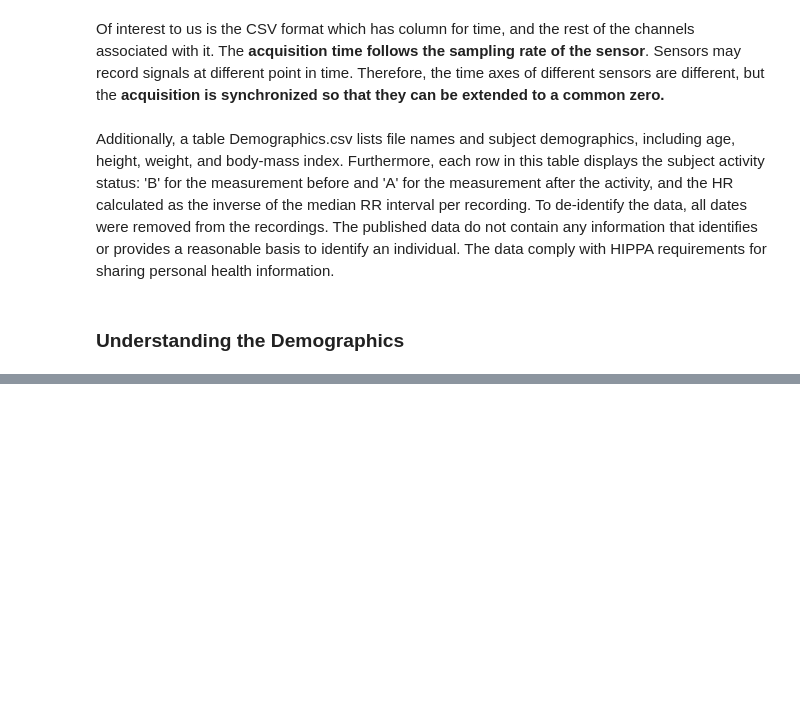
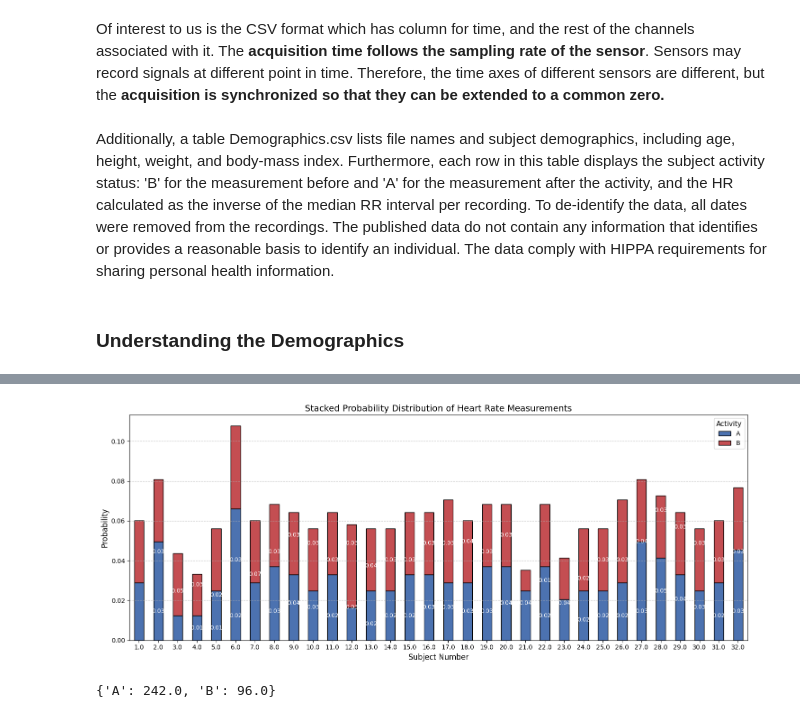
Before and after one commit to Henry7755/ProJect64, a Jupyter notebook: src/demographics.ipynb, the cells around one changed output, grey strips where cells are left out. Saved outputs shown, nothing was run; the diff lists cells and outputs as text; code cells hidden in the pictures; blank space fills up the shorter version.

Commit message:
Done with visualization

```diff
--- a/src/demographics.ipynb
+++ b/src/demographics.ipynb
@@ -170,7 +244,85 @@ activity_duration_df
 # %%
 # Finding the distribution of the each activity with a subject and finding the distribution of the activity finding for with
 # Heart Rate under each subject number.
 heart_rate_distr = df.groupby(["Subject number","Before (B)  / after (A) activity"])["Median heart rate (bpm)"].describe()
+
+# Step 2: Extract count and mean into a new DataFrame
+heart_rate_stats = heart_rate_distr[["count", "mean"]].reset_index()
+
+# Step 3: Compute total counts for each condition (A/B)
+total_counts = heart_rate_stats.groupby("Before (B)  / after (A) activity")["count"].sum().to_dict()
+
+# Step 4: Compute probabilities for each entry
+heart_rate_stats["Probability"] = heart_rate_stats.apply(
+    lambda row: row["count"] / total_counts[row["Before (B)  / after (A) activity"]],
+    axis=1
+)
+
+# Step 5: Sort for clarity
+heart_rate_stats = heart_rate_stats.sort_values(["Before (B)  / after (A) activity", "Subject number"])
+
+# # View the structured result
+# print(heart_rate_stats)
+
+# # Step 6: Optional Visualization
+# plt.figure(figsize=(10, 6))
+# sns.barplot(
+#     data=heart_rate_stats,
+#     x="Subject number",
+#     y="Probability",
+#     hue="Before (B)  / after (A) activity",
+#     palette="coolwarm"
+# )
+# plt.title("Probability Distribution of Heart Rate Measurements by Condition")
+# plt.ylabel("Probability")
+# plt.xlabel("Subject Number")
+# plt.tight_layout()
+# plt.show()
+
+pivot_df = heart_rate_stats.pivot(index="Subject number",
+                                   columns="Before (B)  / after (A) activity",
+                                   values="Probability").fillna(0)
+
+# Set colors suitable for academic presentation
+colors = {
+    'A': '#4C72B0',  # muted blue
+    'B': '#C44E52'   # muted red
+}
+
+# Plot
+ax = pivot_df.plot(
+    kind='bar',
+    stacked=True,
+    color=[colors.get(col) for col in pivot_df.columns],
+    figsize=(15, 6),
+    edgecolor='black'
+)
+
+# Title and labels
+plt.title("Stacked Probability Distribution of Heart Rate Measurements", fontsize=14)
+plt.xlabel("Subject Number", fontsize=12)
+plt.ylabel("Probability", fontsize=12)
+plt.xticks(rotation=0)
+plt.legend(title="Activity", title_fontsize=11, fontsize=10)
+plt.grid(axis='y', linestyle='--', alpha=0.7)
+
+# Add value labels
+for idx, row in pivot_df.iterrows():
+    cumulative = 0
+    for activity in pivot_df.columns:
+        height = row[activity]
+        if height > 0:
+            ax.text(idx, cumulative + height / 2, f"{height:.2f}", ha='center', va='center', fontsize=9, color='white')
+            cumulative += height
+
+plt.tight_layout()
+plt.show()
+# %% [output]
+[figure, added]
+# %%
+total_counts
+# %% [output]
+{'A': 242.0, 'B': 96.0}
 # %%
 subject_info = df[["Subject number","Age (year)","Height (cm)","Weight (kg)","Body-mass index"]]
 
```
Also changed, not shown: parts of 13 cells of this notebook.
